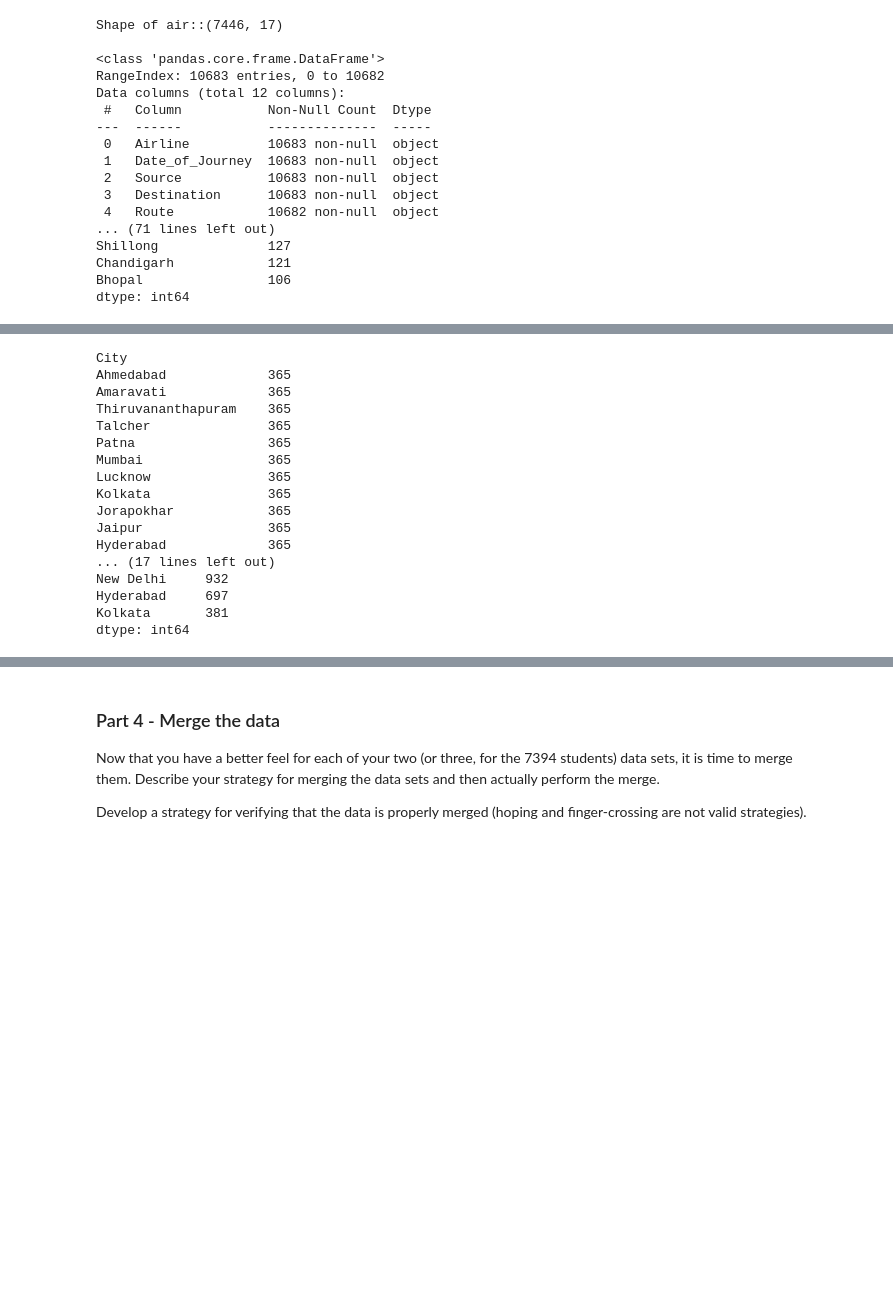
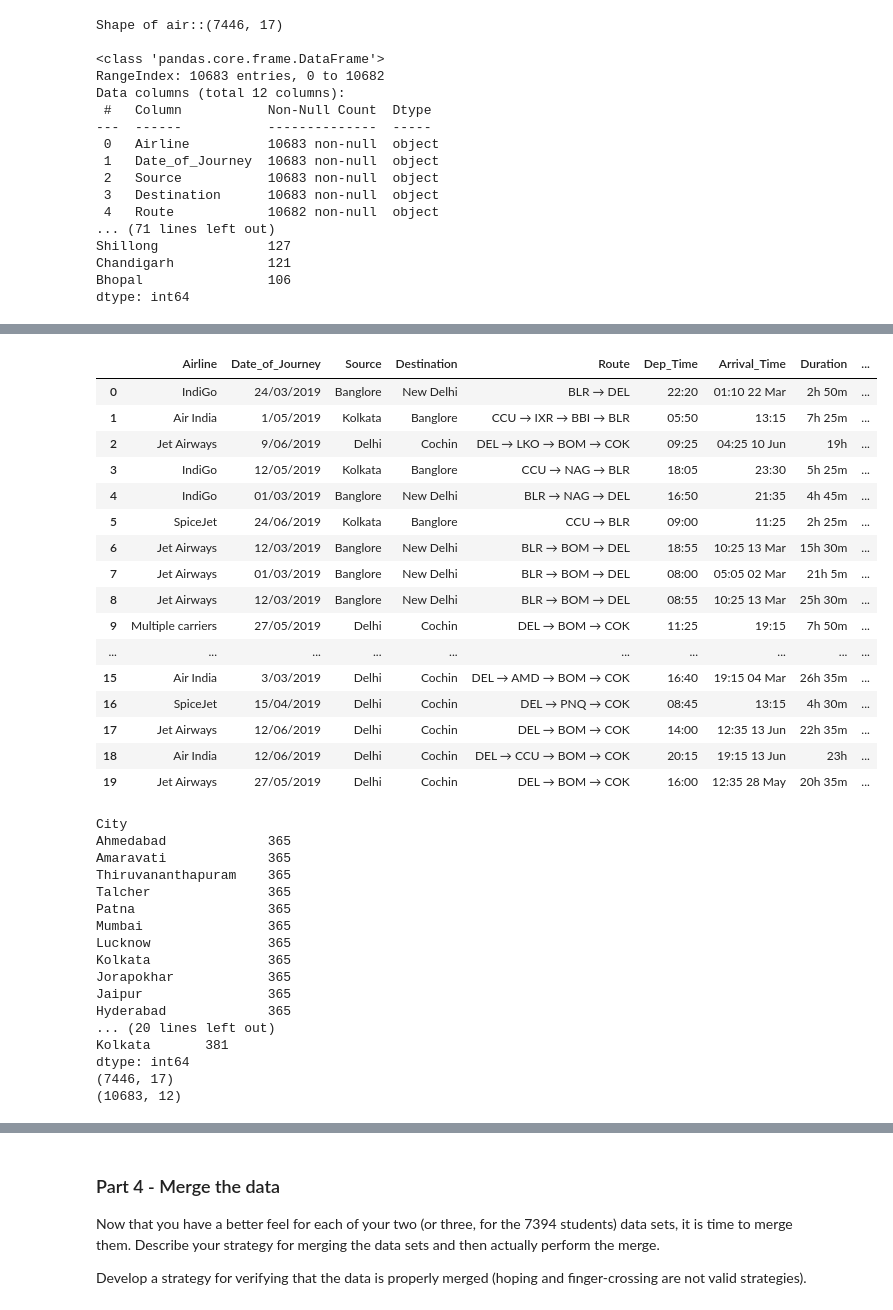
Before and after one commit to calebm00re/22ML-project2, a Jupyter notebook: Project02_pt2.ipynb, the cells around one changed output, grey strips where cells are left out. Cells and saved outputs as stored; diff of their text form; code cells hidden in the pictures; blank space fills up the shorter version.

```diff
--- a/Project02_pt2.ipynb
+++ b/Project02_pt2.ipynb
@@ -159,6 +176,29 @@ dtype: int64
+# %%
+flights_df.head(20)
+# %% [output]
+|  | Airline | Date_of_Journey | Source | Destination | Route | Dep_Time | Arrival_Time | Duration | ... |
+| 0 | IndiGo | 24/03/2019 | Banglore | New Delhi | BLR → DEL | 22:20 | 01:10 22 Mar | 2h 50m | ... |
+| 1 | Air India | 1/05/2019 | Kolkata | Banglore | CCU → IXR → BBI → BLR | 05:50 | 13:15 | 7h 25m | ... |
+| 2 | Jet Airways | 9/06/2019 | Delhi | Cochin | DEL → LKO → BOM → COK | 09:25 | 04:25 10 Jun | 19h | ... |
+| 3 | IndiGo | 12/05/2019 | Kolkata | Banglore | CCU → NAG → BLR | 18:05 | 23:30 | 5h 25m | ... |
+| 4 | IndiGo | 01/03/2019 | Banglore | New Delhi | BLR → NAG → DEL | 16:50 | 21:35 | 4h 45m | ... |
+| 5 | SpiceJet | 24/06/2019 | Kolkata | Banglore | CCU → BLR | 09:00 | 11:25 | 2h 25m | ... |
+| 6 | Jet Airways | 12/03/2019 | Banglore | New Delhi | BLR → BOM → DEL | 18:55 | 10:25 13 Mar | 15h 30m | ... |
+| 7 | Jet Airways | 01/03/2019 | Banglore | New Delhi | BLR → BOM → DEL | 08:00 | 05:05 02 Mar | 21h 5m | ... |
+| 8 | Jet Airways | 12/03/2019 | Banglore | New Delhi | BLR → BOM → DEL | 08:55 | 10:25 13 Mar | 25h 30m | ... |
+| 9 | Multiple carriers | 27/05/2019 | Delhi | Cochin | DEL → BOM → COK | 11:25 | 19:15 | 7h 50m | ... |
+| ... | ... | ... | ... | ... | ... | ... | ... | ... | ... |
+| 15 | Air India | 3/03/2019 | Delhi | Cochin | DEL → AMD → BOM → COK | 16:40 | 19:15 04 Mar | 26h 35m | ... |
+| 16 | SpiceJet | 15/04/2019 | Delhi | Cochin | DEL → PNQ → COK | 08:45 | 13:15 | 4h 30m | ... |
+| 17 | Jet Airways | 12/06/2019 | Delhi | Cochin | DEL → BOM → COK | 14:00 | 12:35 13 Jun | 22h 35m | ... |
+| 18 | Air India | 12/06/2019 | Delhi | Cochin | DEL → CCU → BOM → COK | 20:15 | 19:15 13 Jun | 23h | ... |
+| 19 | Jet Airways | 27/05/2019 | Delhi | Cochin | DEL → BOM → COK | 16:00 | 12:35 28 May | 20h 35m | ... |
 # %%
-print(air19_df.value_counts("City"))
+print(air19_df.value_counts("City"), '\n')
 print(flights_df.value_counts("Destination"))
+
+print(air19_df.shape)
+print(flights_df.shape)
 # %% [output]
 City
 Ahmedabad             365
@@ -172,8 +212,8 @@ Kolkata               365
 Jorapokhar            365
 Jaipur                365
 Hyderabad             365
-... (17 lines left out)
-New Delhi     932
-Hyderabad     697
+... (20 lines left out)
 Kolkata       381
 dtype: int64
+(7446, 17)
+(10683, 12)
```
Also changed, not shown: parts of 12 cells of this notebook.
